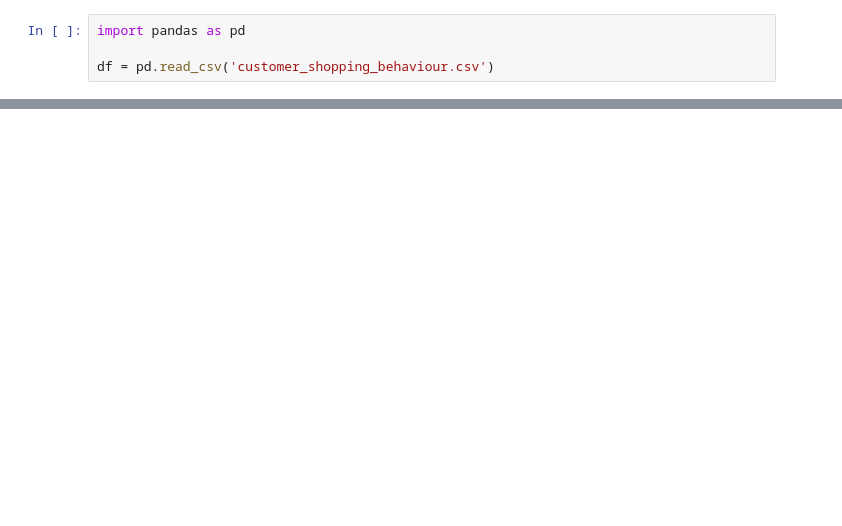
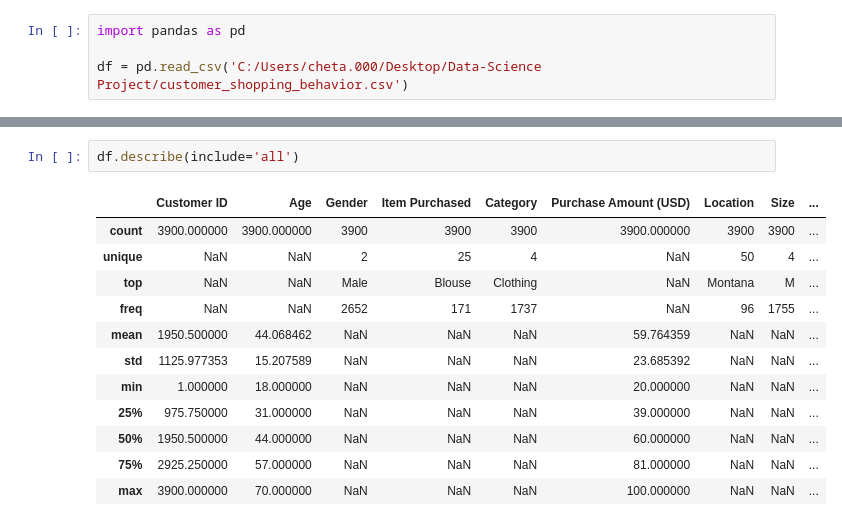
Before and after one commit to chetangd30/Customer-Data-Analysis, a Jupyter notebook: Customer_Shopping_Behaviour_Analysis.ipynb, the cells around one changed output, grey strips where cells are left out. Saved outputs shown, nothing was run; the diff lists cells and outputs as text; blank space fills up the shorter version.

```diff
--- a/Customer_Shopping_Behaviour_Analysis.ipynb
+++ b/Customer_Shopping_Behaviour_Analysis.ipynb
@@ -1,4 +1,4 @@
 # %%
 import pandas as pd
 
-df = pd.read_csv('customer_shopping_behaviour.csv')
+df = pd.read_csv('C:/Users/cheta.000/Desktop/Data-Science Project/customer_shopping_behavior.csv')
@@ -6,0 +34,15 @@ FileNotFoundError: [Errno 2] No such file or directory: 'customer_shopping_behav
+# %%
+df.describe(include='all')
+# %% [output]
+|  | Customer ID | Age | Gender | Item Purchased | Category | Purchase Amount (USD) | Location | Size | ... |
+| count | 3900.000000 | 3900.000000 | 3900 | 3900 | 3900 | 3900.000000 | 3900 | 3900 | ... |
+| unique | NaN | NaN | 2 | 25 | 4 | NaN | 50 | 4 | ... |
+| top | NaN | NaN | Male | Blouse | Clothing | NaN | Montana | M | ... |
+| freq | NaN | NaN | 2652 | 171 | 1737 | NaN | 96 | 1755 | ... |
+| mean | 1950.500000 | 44.068462 | NaN | NaN | NaN | 59.764359 | NaN | NaN | ... |
+| std | 1125.977353 | 15.207589 | NaN | NaN | NaN | 23.685392 | NaN | NaN | ... |
+| min | 1.000000 | 18.000000 | NaN | NaN | NaN | 20.000000 | NaN | NaN | ... |
+| 25% | 975.750000 | 31.000000 | NaN | NaN | NaN | 39.000000 | NaN | NaN | ... |
+| 50% | 1950.500000 | 44.000000 | NaN | NaN | NaN | 60.000000 | NaN | NaN | ... |
+| 75% | 2925.250000 | 57.000000 | NaN | NaN | NaN | 81.000000 | NaN | NaN | ... |
+| max | 3900.000000 | 70.000000 | NaN | NaN | NaN | 100.000000 | NaN | NaN | ... |
```
Also changed, not shown: parts of 18 cells of this notebook.
